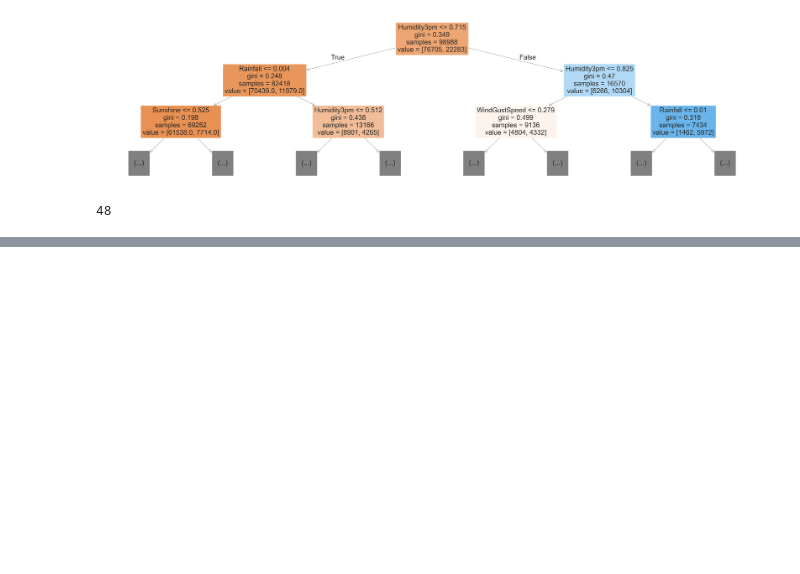
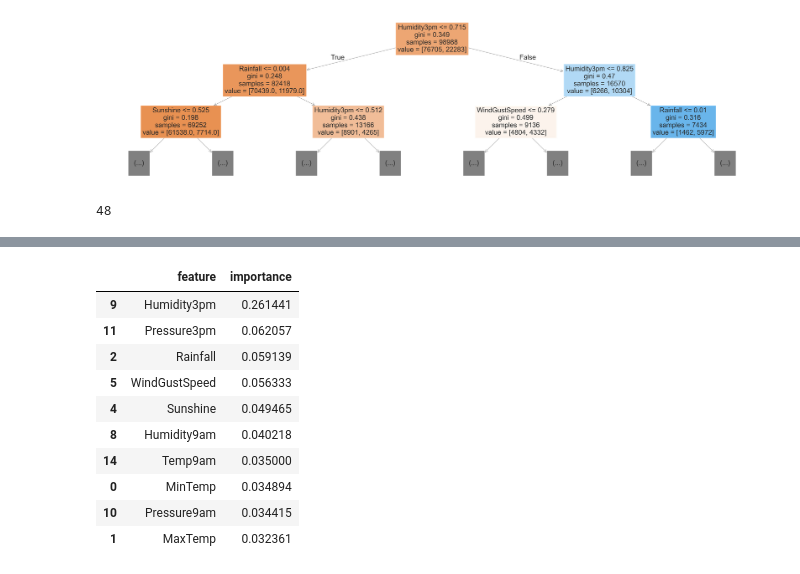
Before and after one commit to AdithyaNarayann/Weather_prediction_Random_forest, a Jupyter notebook: main.ipynb, the cells around one changed output, grey strips where cells are left out. Drawn from its saved outputs; the diff is of its cells as text; code cells hidden in the pictures; blank space fills up the shorter version.

```diff
--- a/main.ipynb
+++ b/main.ipynb
@@ -168,0 +215,14 @@ model.tree_.max_depth
+# %%
+importance_df.head(10)
+# %% [output]
+|  | feature | importance |
+| 9 | Humidity3pm | 0.261441 |
+| 11 | Pressure3pm | 0.062057 |
+| 2 | Rainfall | 0.059139 |
+| 5 | WindGustSpeed | 0.056333 |
+| 4 | Sunshine | 0.049465 |
+| 8 | Humidity9am | 0.040218 |
+| 14 | Temp9am | 0.035000 |
+| 0 | MinTemp | 0.034894 |
+| 10 | Pressure9am | 0.034415 |
+| 1 | MaxTemp | 0.032361 |
```
Also changed, not shown: parts of 4 cells of this notebook.
